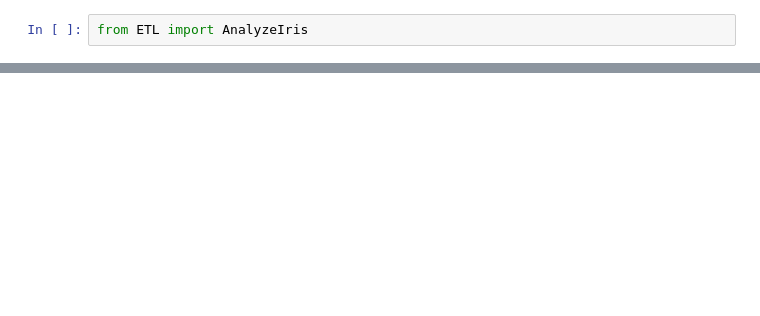
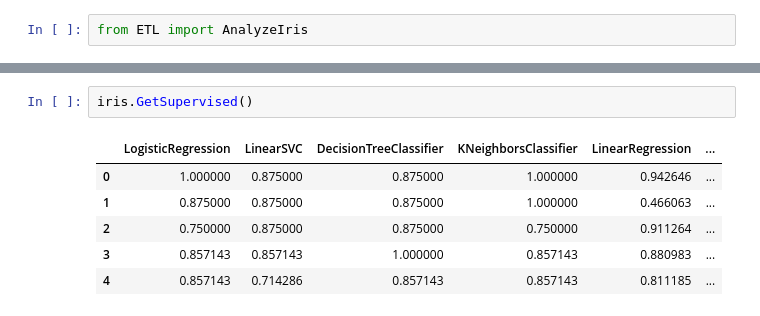
Before and after one commit to Yuma-Tsukakoshi/kaggle_test, a Jupyter notebook: walc.ipynb, the cells around one changed output, grey strips where cells are left out. Cells and saved outputs as stored; diff of their text form; blank space fills up the shorter version.

```diff
--- a/walc.ipynb
+++ b/walc.ipynb
@@ -33,0 +56,9 @@ iris.PairPlot(cmap="brg")
+# %%
+iris.GetSupervised()
+# %% [output]
+|  | LogisticRegression | LinearSVC | DecisionTreeClassifier | KNeighborsClassifier | LinearRegression | ... |
+| 0 | 1.000000 | 0.875000 | 0.875000 | 1.000000 | 0.942646 | ... |
+| 1 | 0.875000 | 0.875000 | 0.875000 | 1.000000 | 0.466063 | ... |
+| 2 | 0.750000 | 0.875000 | 0.875000 | 0.750000 | 0.911264 | ... |
+| 3 | 0.857143 | 0.857143 | 1.000000 | 0.857143 | 0.880983 | ... |
+| 4 | 0.857143 | 0.714286 | 0.857143 | 0.857143 | 0.811185 | ... |
```
Also changed, not shown: parts of 12 cells of this notebook, 3 other files.
